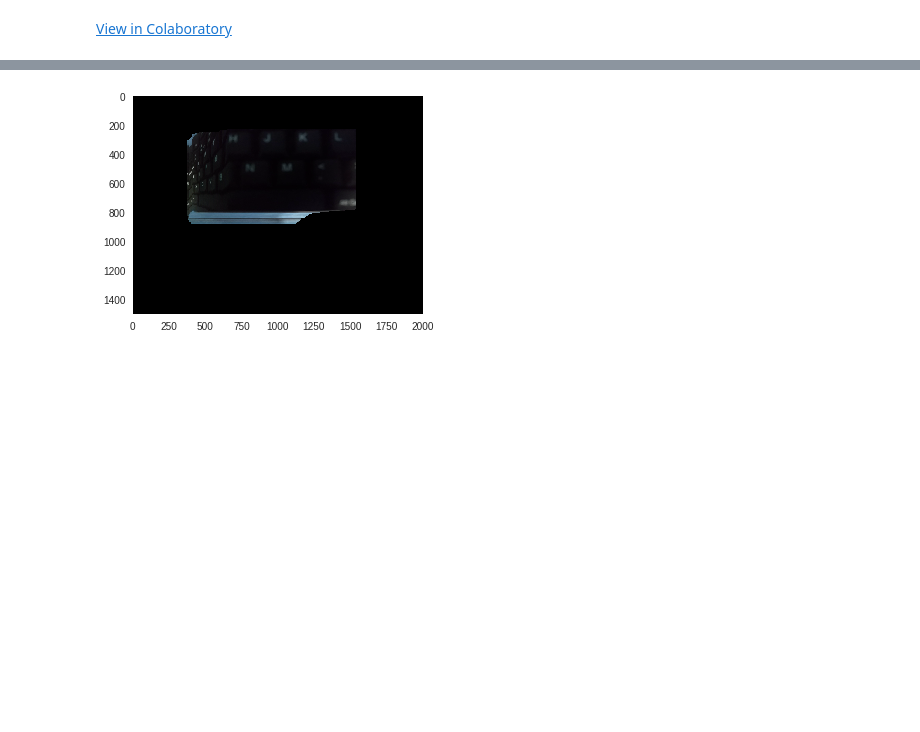
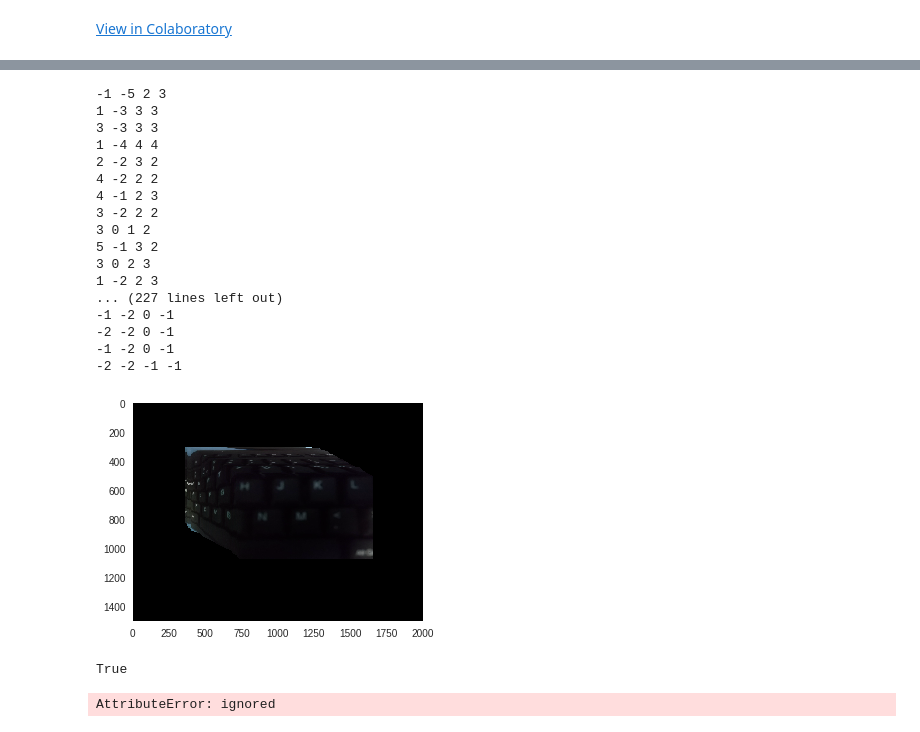
Before and after one commit to UjjwalSaxena/road-glare-removal-tests, a Jupyter notebook: mapping.ipynb, the cells around one changed output, grey strips where cells are left out. Cells and saved outputs as stored; diff of their text form; code cells hidden in the pictures; blank space fills up the shorter version.

```diff
--- a/mapping.ipynb
+++ b/mapping.ipynb
@@ -116,44 +132,61 @@ while(ret):
         y_deflection_r=int(np.mean(good_newr[:,1]))-int(np.mean(good_oldr[:,1]))
       except:
         pass
-  #     print(x_deflection_l, x_deflection_r, y_deflection_l, y_deflection_r)
+      print(x_deflection_l, x_deflection_r, y_deflection_l, y_deflection_r)
 
   #     if abs(x_deflection_l)==abs(x_deflection_r) and x_deflection_l!=x_deflection_r:
       if x_deflection_l*x_deflection_r<0:  #handling z axis
         change=(x_deflection_l-x_deflection_r)
         ho= ho+int(change*ho/wo)
         wo= wo+change
         offsety-=int(change//2)
         offsetx-=int(change//2)
-  #       print("resizing", ho, wo,change)
+#         print("resizing", ho, wo,change)
   #     if(y_deflection_l*y_deflection_r<0):
   #       print("rotating", y_deflection_l-y_deflection_r)
       frame= cv.resize(frame,(wo,ho))
 
 
 
       offsety=offsety- (y_deflection_l+y_deflection_r)//2
       offsetx=offsetx- (x_deflection_l+x_deflection_r)//2
   #     print(offsety, offsety+ho, offsetx, offsetx+wo, ho, wo,frame.shape )
       blank_image[offsety:offsety+ho,offsetx:offsetx+wo,:]=frame
     except:
       print("1")
       pass
     old_gray = frame_gray.copy()
 
 #     frame = imutils.rotate(frame, angle)
-    pl0 = Generate_points(wo/n,1,ho).reshape(-1,1,2).astype(np.float32)
-    pr0 = Generate_points(wo*(n-1)/n,1,ho).reshape(-1,1,2).astype(np.float32)
+    pl0 = Generate_points(wo/n,1,ho-1).reshape(-1,1,2).astype(np.float32)
+    pr0 = Generate_points(wo*(n-1)/n,1,ho-1).reshape(-1,1,2).astype(np.float32)
 
 
 cv.destroyAllWindows()
 cap.release()
 
 
 plt.imshow(blank_image)
 plt.grid(False)
 # %% [output]
+-1 -5 2 3
+1 -3 3 3
+3 -3 3 3
+1 -4 4 4
+2 -2 3 2
+4 -2 2 2
+4 -1 2 3
+3 -2 2 2
+3 0 1 2
+5 -1 3 2
+3 0 2 3
+1 -2 2 3
+... (227 lines left out)
+-1 -2 0 -1
+-2 -2 0 -1
+-1 -2 0 -1
+-2 -2 -1 -1
-[figure, old version]
+[figure, new version]
 # %%
     x_diflection=int(np.sum(good_newl[:,0]*-1*good_new_errl/np.sum(-1*good_new_errl)))-int(np.sum(good_oldl[:,0]*-1*good_new_errl/np.sum(-1*good_new_errl)))
     y_diflection=int(np.sum(good_newl[:,0]*-1*good_new_errl/np.sum(-1*good_new_errl)))-int(np.sum(good_oldl[:,0]*-1*good_new_errl/np.sum(-1*good_new_errl)))
@@ -172,0 +328,19 @@ plt.grid(False)
+# %%
+imageA = cv2.imread('merge1.jpg')
+imageB = cv2.imread('merge2.jpg')
+imageA = imutils.resize(imageA, width=400)
+imageB = imutils.resize(imageB, width=400)
+
+# stitch the images together to create a panorama
+stitcher = Stitcher()
+(result, vis) = stitcher.stitch([imageA, imageB], showMatches=True)
+
+# show the images
+cv2.imshow("Image A", imageA)
+cv2.imshow("Image B", imageB)
+cv2.imshow("Keypoint Matches", vis)
+cv2.imshow("Result", result)
+cv2.waitKey(0)
+# %% [output]
+True
+AttributeError: ignored
```
Also changed, not shown: parts of 3 cells of this notebook.
